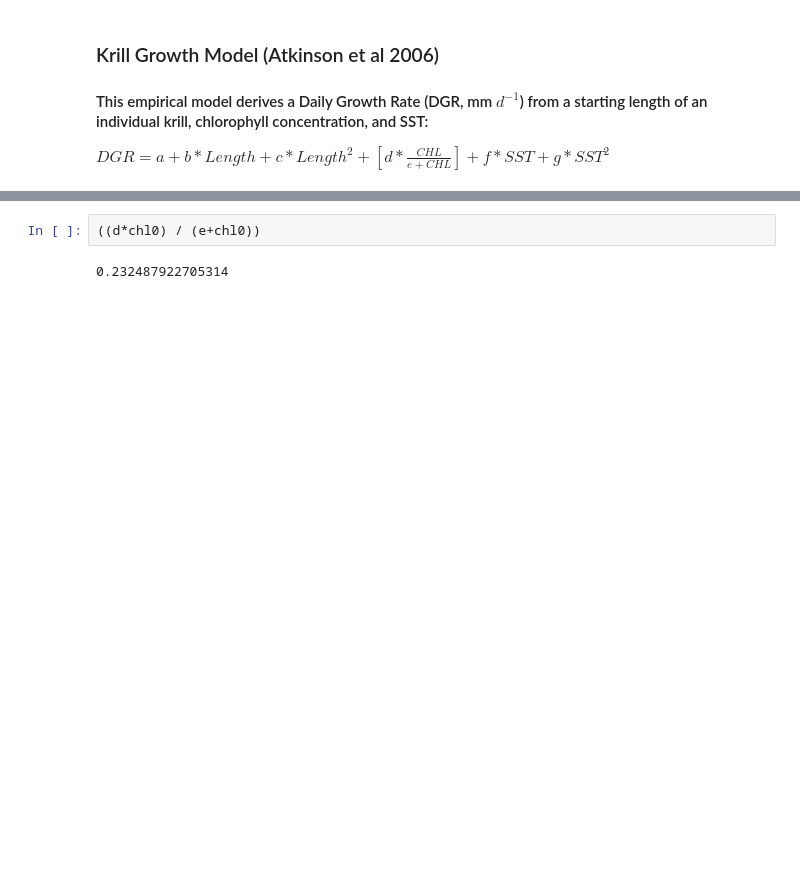
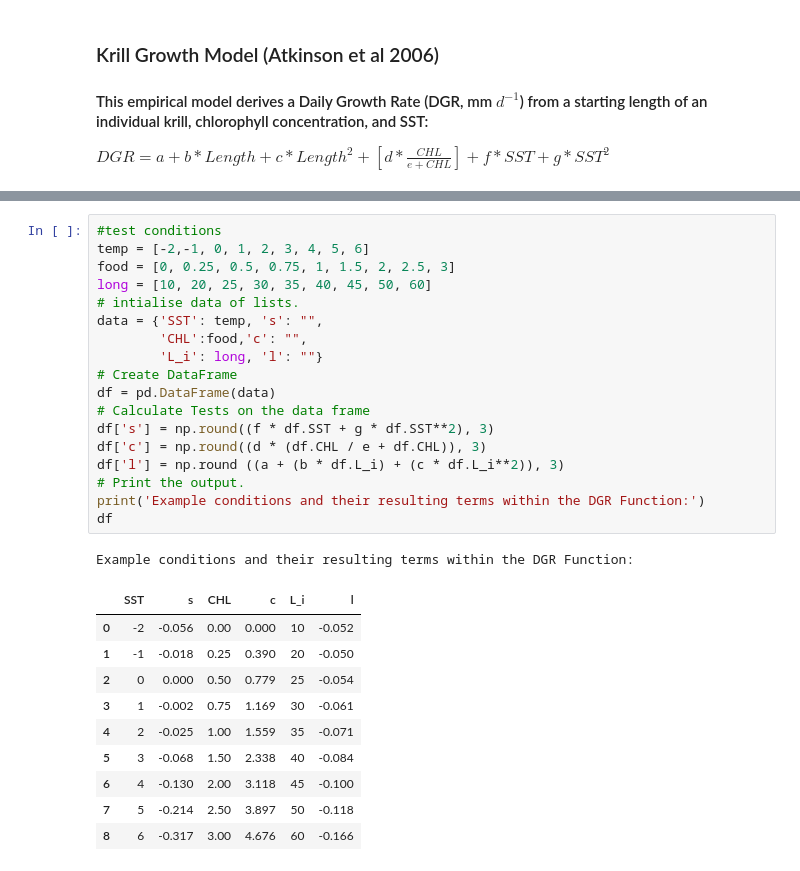
Before and after one commit to Zephyr-Sylvester/krill-cesm-le, a Jupyter notebook: notebooks/Calc_KGP.ipynb, the cells around one changed output, grey strips where cells are left out. Drawn from its saved outputs; the diff is of its cells as text; blank space fills up the shorter version.

```diff
--- a/notebooks/Calc_KGP.ipynb
+++ b/notebooks/Calc_KGP.ipynb
@@ -247,4 +65,30 @@ plt.show()
-# %%
-((d*chl0) / (e+chl0))
-# %% [output]
-0.232487922705314
+# %%
+#test conditions
+temp = [-2,-1, 0, 1, 2, 3, 4, 5, 6]
+food = [0, 0.25, 0.5, 0.75, 1, 1.5, 2, 2.5, 3]
+long = [10, 20, 25, 30, 35, 40, 45, 50, 60]
+# intialise data of lists.
+data = {'SST': temp, 's': "",
+        'CHL':food,'c': "",
+        'L_i': long, 'l': ""}
+# Create DataFrame
+df = pd.DataFrame(data)
+# Calculate Tests on the data frame
+df['s'] = np.round((f * df.SST + g * df.SST**2), 3)
+df['c'] = np.round((d * (df.CHL / e + df.CHL)), 3)
+df['l'] = np.round ((a + (b * df.L_i) + (c * df.L_i**2)), 3)
+# Print the output.
+print('Example conditions and their resulting terms within the DGR Function:')
+df
+# %% [output]
+Example conditions and their resulting terms within the DGR Function:
+|  | SST | s | CHL | c | L_i | l |
+| 0 | -2 | -0.056 | 0.00 | 0.000 | 10 | -0.052 |
+| 1 | -1 | -0.018 | 0.25 | 0.390 | 20 | -0.050 |
+| 2 | 0 | 0.000 | 0.50 | 0.779 | 25 | -0.054 |
+| 3 | 1 | -0.002 | 0.75 | 1.169 | 30 | -0.061 |
+| 4 | 2 | -0.025 | 1.00 | 1.559 | 35 | -0.071 |
+| 5 | 3 | -0.068 | 1.50 | 2.338 | 40 | -0.084 |
+| 6 | 4 | -0.130 | 2.00 | 3.118 | 45 | -0.100 |
+| 7 | 5 | -0.214 | 2.50 | 3.897 | 50 | -0.118 |
+| 8 | 6 | -0.317 | 3.00 | 4.676 | 60 | -0.166 |
```
Also changed, not shown: parts of 22 cells of this notebook.
